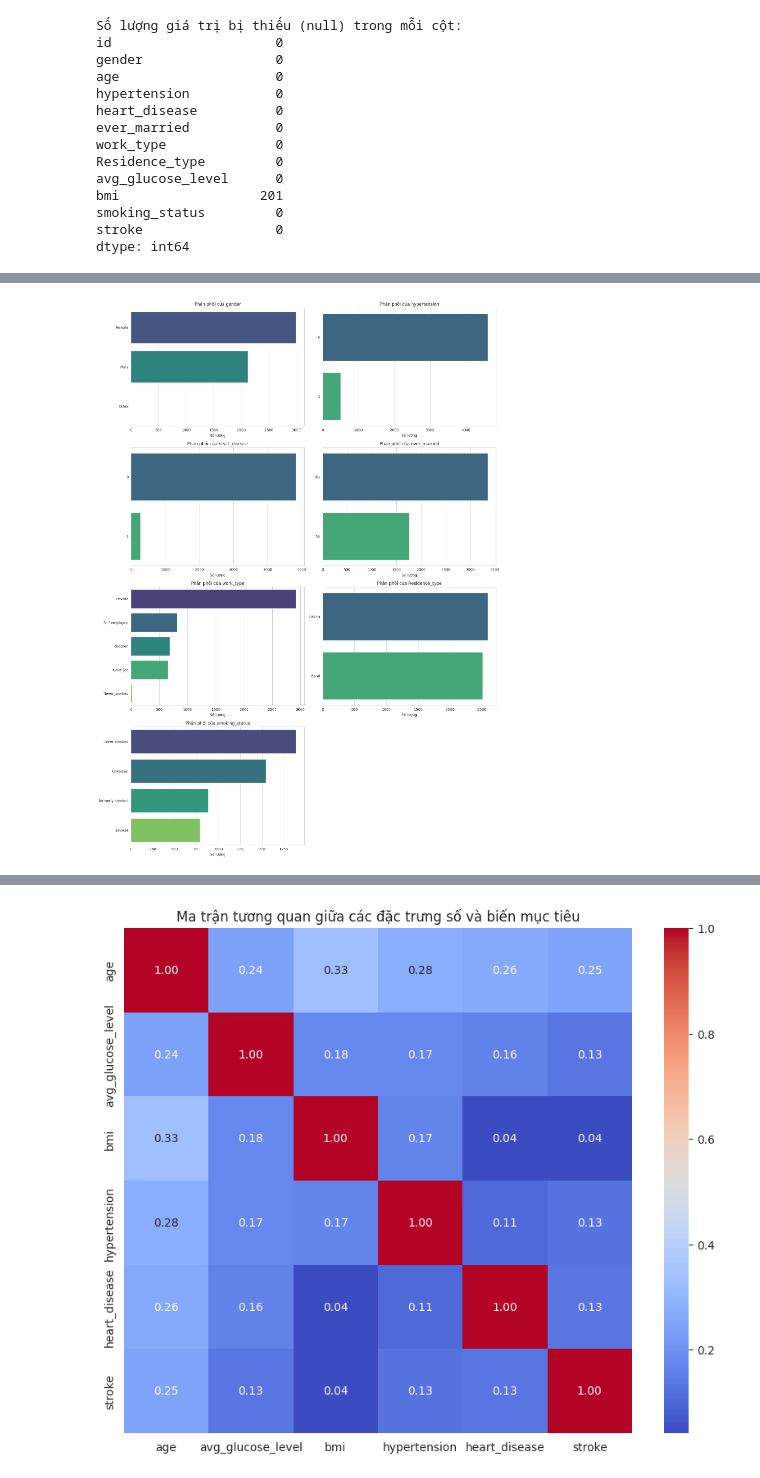
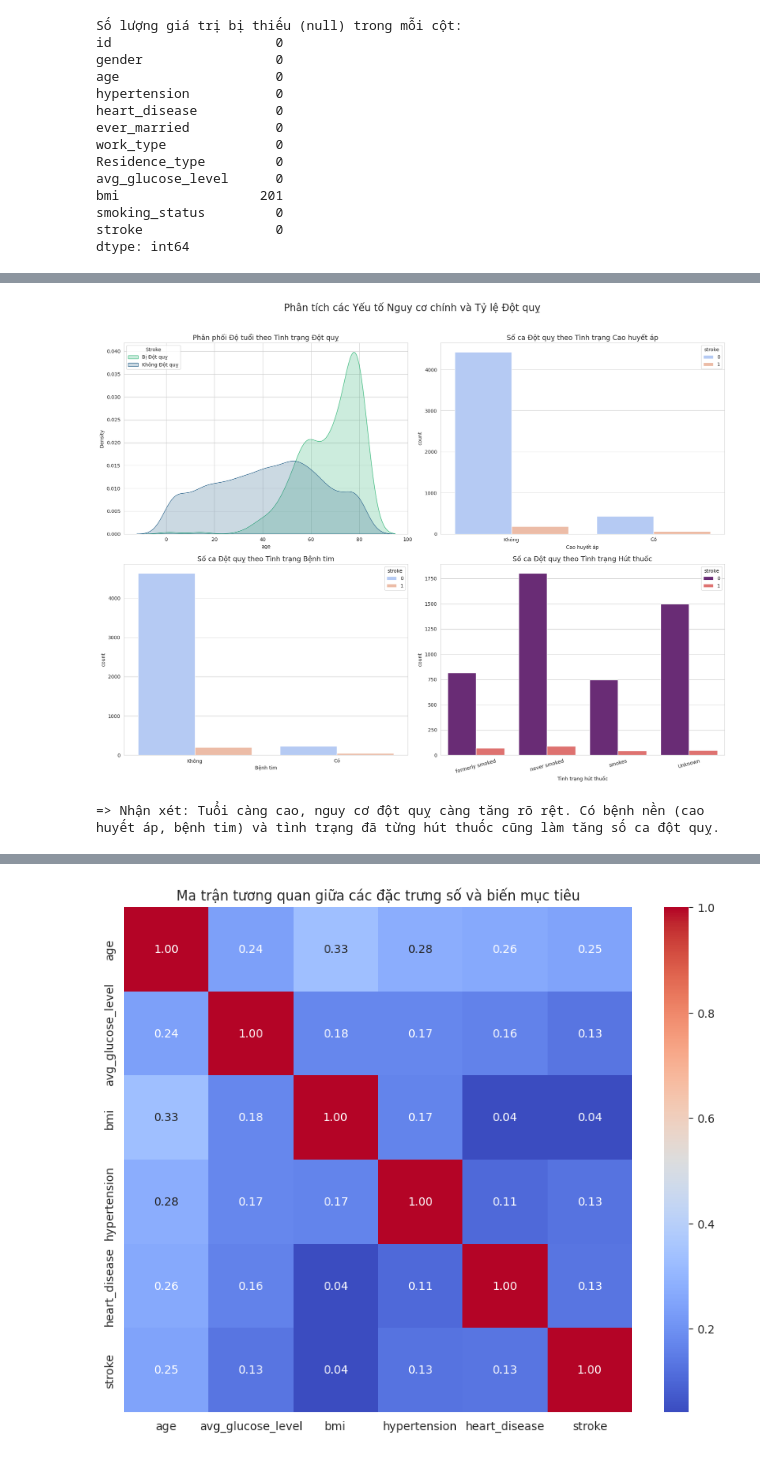
Before and after one commit to Bo3rang/Stroke-ML, a Jupyter notebook: Dự_đoán_đột_quỵ.ipynb, the cells around one changed output, grey strips where cells are left out. Saved outputs shown, nothing was run; the diff lists cells and outputs as text; code cells hidden in the pictures.

```diff
--- a/Dự_đoán_đột_quỵ.ipynb
+++ b/Dự_đoán_đột_quỵ.ipynb
@@ -187,21 +173,35 @@ plt.show()
-# %%
-# @title Cell 8: Trực quan hóa phân phối của các đặc trưng phân loại
-
-categorical_features = ['gender', 'hypertension', 'heart_disease', 'ever_married', 'work_type', 'Residence_type', 'smoking_status']
-fig, axes = plt.subplots(4, 2, figsize=(16, 22))
-axes = axes.flatten()
-
-for i, col in enumerate(categorical_features):
-    sns.countplot(y=col, data=df, ax=axes[i], order=df[col].value_counts().index, palette='viridis')
-    axes[i].set_title(f'Phân phối của {col}')
-    axes[i].set_xlabel('Số lượng')
-    axes[i].set_ylabel('')
-
-# Ẩn subplot cuối nếu không dùng
-if len(categorical_features) < len(axes):
-    axes[len(categorical_features)].set_visible(False)
-
-plt.tight_layout()
-plt.show()
-# %% [output]
-[figure, removed]
+# %%
+# @title Cell 7: EDA - Phân tích một số Yếu tố Nguy cơ
+fig, axes = plt.subplots(2, 2, figsize=(18, 14))
+fig.suptitle('Phân tích các Yếu tố Nguy cơ chính và Tỷ lệ Đột quỵ', fontsize=20)
+
+# 1. Phân phối Độ tuổi
+sns.kdeplot(data=df, x='age', hue='stroke', fill=True, common_norm=False, palette='viridis', ax=axes[0, 0])
+axes[0, 0].set_title('Phân phối Độ tuổi theo Tình trạng Đột quỵ', fontsize=14)
+axes[0, 0].legend(title='Stroke', labels=['Bị Đột quỵ', 'Không Đột quỵ'])
+
+# 2. Cao huyết áp
+sns.countplot(data=df, x='hypertension', hue='stroke', palette='coolwarm', ax=axes[0, 1])
+axes[0, 1].set_title('Số ca Đột quỵ theo Tình trạng Cao huyết áp', fontsize=14)
+axes[0, 1].set_xticklabels(['Không', 'Có'])
+axes[0, 1].set_xlabel('Cao huyết áp')
+
+# 3. Bệnh tim
+sns.countplot(data=df, x='heart_disease', hue='stroke', palette='coolwarm', ax=axes[1, 0])
+axes[1, 0].set_title('Số ca Đột quỵ theo Tình trạng Bệnh tim', fontsize=14)
+axes[1, 0].set_xticklabels(['Không', 'Có'])
+axes[1, 0].set_xlabel('Bệnh tim')
+
+# 4. Tình trạng hút thuốc
+sns.countplot(data=df, x='smoking_status', hue='stroke', palette='magma', ax=axes[1, 1])
+axes[1, 1].set_title('Số ca Đột quỵ theo Tình trạng Hút thuốc', fontsize=14)
+axes[1, 1].tick_params(axis='x', rotation=15)
+axes[1, 1].set_xlabel('Tình trạng hút thuốc')
+
+plt.tight_layout(rect=[0, 0, 1, 0.96])
+plt.show()
+
+print("\n=> Nhận xét: Tuổi càng cao, nguy cơ đột quỵ càng tăng rõ rệt. Có bệnh nền (cao huyết áp, bệnh tim) và tình trạng đã từng hút thuốc cũng làm tăng số ca đột quỵ.")
+# %% [output]
+[figure, added]
+=> Nhận xét: Tuổi càng cao, nguy cơ đột quỵ càng tăng rõ rệt. Có bệnh nền (cao huyết áp, bệnh tim) và tình trạng đã từng hút thuốc cũng làm tăng số ca đột quỵ.
```
Also changed, not shown: parts of 8 cells of this notebook.
